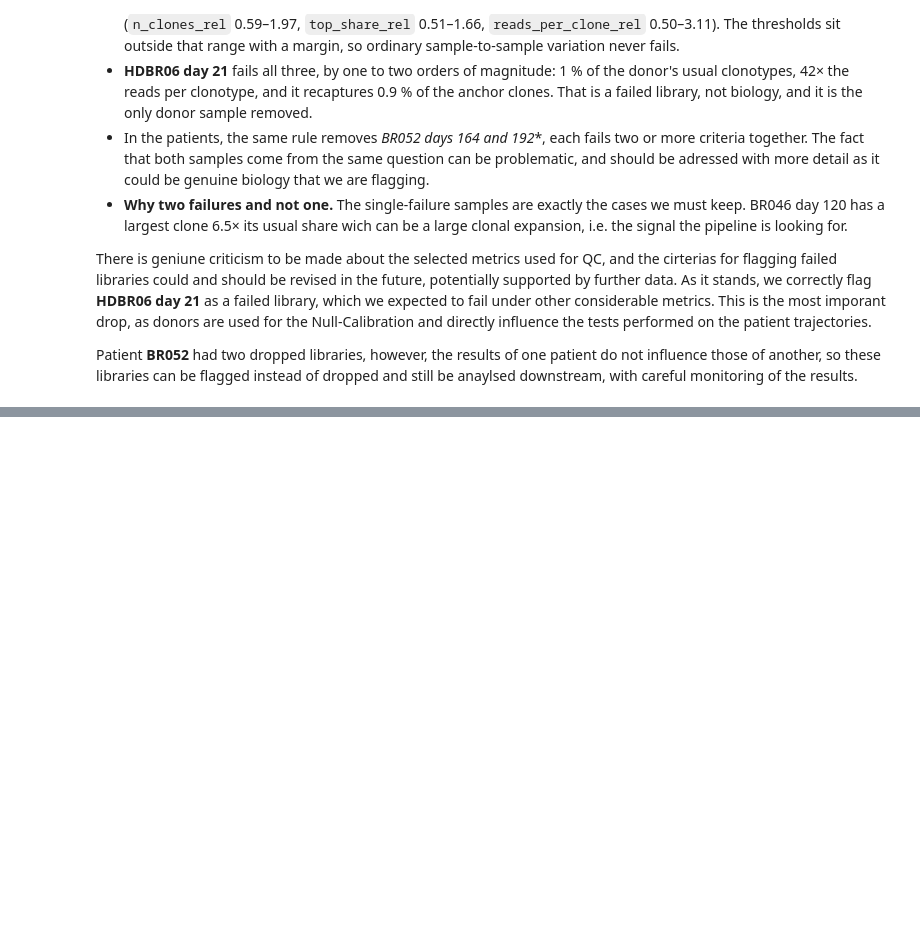
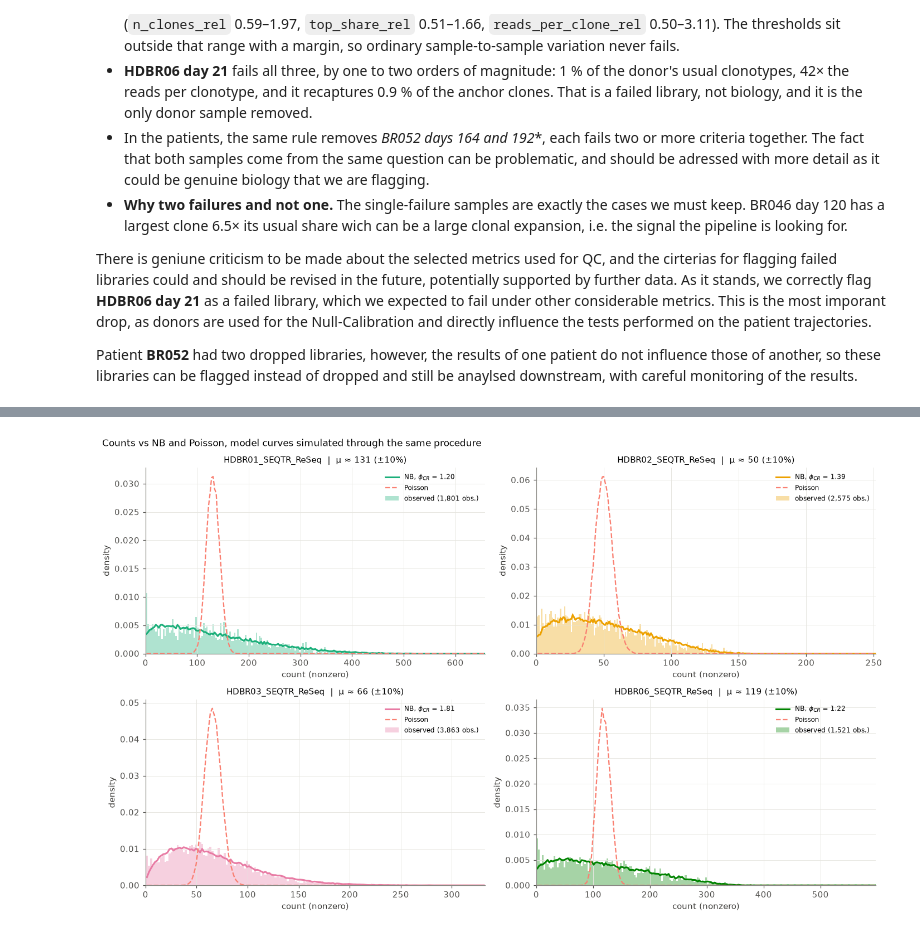
Before and after one commit to leogabcz/VHIO-colab, a Jupyter notebook: notebooks/Notebook_1_EDA.ipynb, the cells around one changed output, grey strips where cells are left out. Drawn from its saved outputs; the diff is of its cells as text; code cells hidden in the pictures; blank space fills up the shorter version.

```diff
--- a/notebooks/Notebook_1_EDA.ipynb
+++ b/notebooks/Notebook_1_EDA.ipynb
@@ -398,0 +797,61 @@ Patient **BR052** had two dropped libraries, however, the results of one patient
+# %%
+# Counts around a typical μ vs NB (φ_CR) and Poisson — model curves from simulating the full procedure
+WINDOW = 0.1                         # observations with estimated μ within ±10 % of the representative μ
+N_SIM = 20                           # simulated replicates of the whole dataset
+PHI_POIS = 1e6                       # NB with this φ ≈ Poisson
+rng = np.random.default_rng(1)
+
+def sim_trunc(mu, phi):
+    """Draws from the zero-truncated NB(mu, phi) (complete-case clones have every count >= 1)."""
+    draw = lambda m: rng.negative_binomial(phi, phi / (phi + m))
+    x = draw(mu)
+    for _ in range(50):
+        z = x == 0
+        if not z.any():
+            break
+        x[z] = draw(mu[z])
+    return x
+
+def window_counts(X, s, phi, mu_rep):
+    """Estimate each clone's mean at φ, return the counts whose estimated μ is within the window."""
+    beta, _ = _profile_beta(X, s, phi, trunc=True)
+    mu = (np.exp(beta)[:, None] * s[None, :]).ravel()
+    keep = (mu > mu_rep * (1 - WINDOW)) & (mu < mu_rep * (1 + WINDOW))
+    return X.ravel()[keep], mu
+
+ncols = 2
+nrows = int(np.ceil(len(USABLE) / ncols))
+fig, axes = plt.subplots(nrows, ncols, figsize=(6.5 * ncols, 4 * nrows))
+for ax, p in zip(axes.flat, USABLE):
+    X, D, days = wide_counts(hd[hd['patient'] == p])
+    s = D / np.exp(np.log(D).mean())
+    Xf = X[(X > 0).all(1)]
+    Xf = Xf[(Xf / s).mean(1) >= M_MIN]                         # same clones as the φ fit
+
+    beta_hat, _ = _profile_beta(Xf, s, phi_nb[p], trunc=True)
+    mu_hat = np.exp(beta_hat)[:, None] * s[None, :]            # fitted means (clones x samples)
+    mu_rep = np.median(mu_hat)
+    obs, _ = window_counts(Xf, s, phi_nb[p], mu_rep)
+
+    sims = {}
+    for name, phi in [('NB', phi_nb[p]), ('Poisson', PHI_POIS)]:
+        draws = [window_counts(sim_trunc(mu_hat, phi), s, phi, mu_rep)[0] for _ in range(N_SIM)]
+        sims[name] = np.concatenate(draws)
+
+    width = max(1, int(round(mu_rep / 40)))                    # ~40 bins across one μ
+    edges = np.arange(0.5, mu_rep * 5 + width, width)
+    dens = lambda x: np.histogram(x, edges)[0] / len(x) / width
+    mid = (edges[:-1] + edges[1:]) / 2
+
+    ax.bar(mid, dens(obs), width=width, color=COLOR[p], alpha=0.35, label=f'observed ({len(obs):,} obs.)')
+    ax.plot(mid, dens(sims['NB']), color=COLOR[p], lw=2, label=f'NB, $\\phi_{{CR}}$ = {phi_nb[p]:.2f}')
+    ax.plot(mid, dens(sims['Poisson']), color='salmon', lw=1.5, ls='--', label='Poisson')
+    ax.set(title=f'{p}  |  μ ≈ {mu_rep:.0f} (±{WINDOW:.0%})', xlabel='count (nonzero)',
+           ylabel='density', xlim=(0, edges[-1]))
+    ax.legend(fontsize=8)
+for ax in list(axes.flat)[len(USABLE):]:
+    ax.set_visible(False)
+fig.suptitle('Counts vs NB and Poisson, model curves simulated through the same procedure', x=0.01, ha='left')
+fig.tight_layout()
+# %% [output]
+[figure, added]
```
Also changed, not shown: parts of 19 cells of this notebook, 46 other files.
